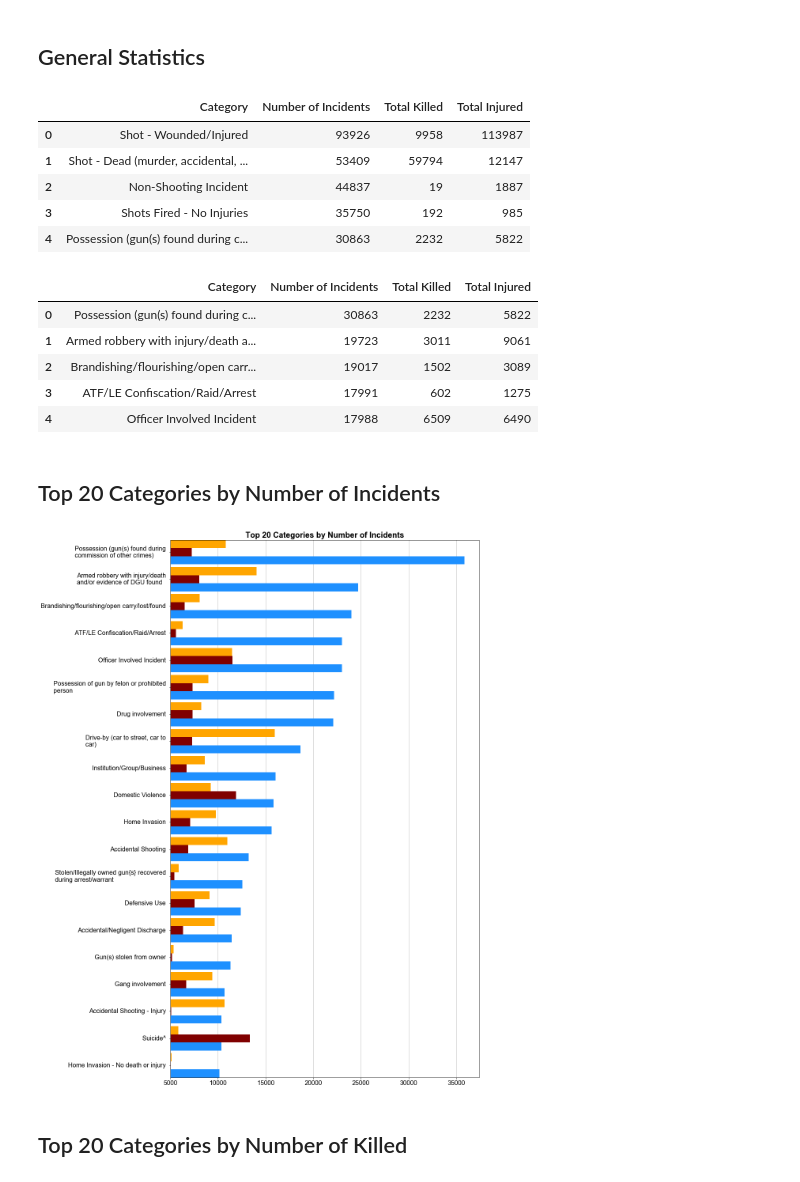
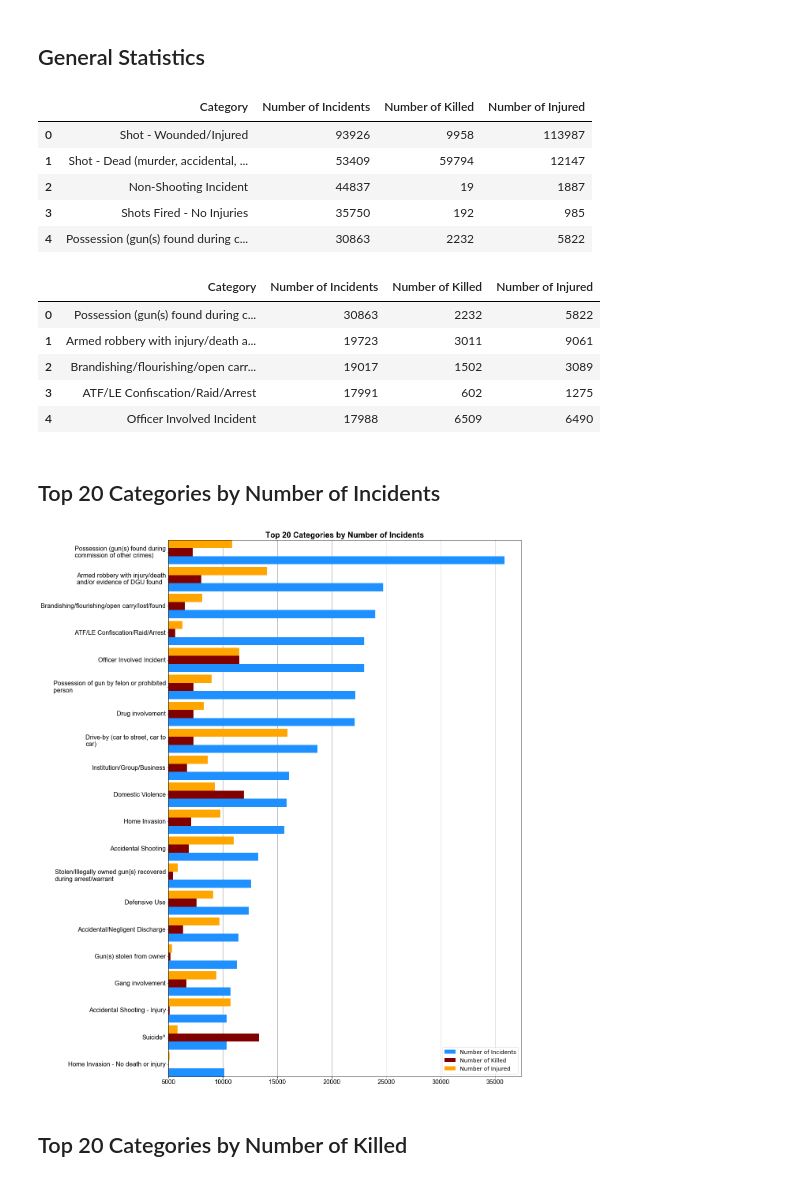
Before and after one commit to Demarsch/gun-violence, a Jupyter notebook: Code/Incident Categories.ipynb, the cells around one changed output. Cells and saved outputs as stored; diff of their text form; code cells hidden in the pictures.

Commit message:
Reworked .gitignore, now the folders exist but their content is ignored. Finished first version of category-related analysis

```diff
--- a/Code/Incident Categories.ipynb
+++ b/Code/Incident Categories.ipynb
@@ -91,24 +91,20 @@ There are 109 unique categories
 category_related_data = {
     'Category': [],
     'Number of Incidents': [],
-    'Total Killed': [],
-    'Total Injured': []
+    'Number of Killed': [],
+    'Number of Injured': []
 }
 for category in distinct_categories:
     category_related_data['Category'].append(category)
     filter_series = split_inc_info_data['Incident Info'].apply(lambda x: category in x)
-    category_related_incidents = split_inc_info_data.loc[filter_series,:]
+    category_related_incidents = split_inc_info_data.loc[filter_series]
     category_related_data['Number of Incidents'].append(len(category_related_incidents.index))
-    category_related_data['Total Killed'].append(category_related_incidents['Number of Killed'].sum())
-    category_related_data['Total Injured'].append(category_related_incidents['Number of Injured'].sum())
+    category_related_data['Number of Killed'].append(category_related_incidents['Number of Killed'].sum())
+    category_related_data['Number of Injured'].append(category_related_incidents['Number of Injured'].sum())
 cat_data = pd.DataFrame(category_related_data).sort_values('Number of Incidents', ascending=False).reset_index(drop=True)
-# There is a long category 'Under the influence of alcohol or drugs (only applies to the subject/suspect/perpetrator )'
-# Lets shorten it a bit so it will look nicer on the chart
-cat_data.loc[cat_data['Category'] == 'Under the influence of alcohol or drugs (only applies to the subject/suspect/perpetrator )', 'Category'] = 'Under the influence of alcohol or drugs'
-cat_data.loc[cat_data['Category']]
 cat_data.head()
 # %% [output]
-|  | Category | Number of Incidents | Total Killed | Total Injured |
+|  | Category | Number of Incidents | Number of Killed | Number of Injured |
 | 0 | Shot - Wounded/Injured | 93926 | 9958 | 113987 |
 | 1 | Shot - Dead (murder, accidental, ... | 53409 | 59794 | 12147 |
 | 2 | Non-Shooting Incident | 44837 | 19 | 1887 |
@@ -119,7 +115,7 @@ cat_data.head()
 non_gen_cat_data = cat_data.iloc[4:].reset_index(drop=True)
 non_gen_cat_data.head()
 # %% [output]
-|  | Category | Number of Incidents | Total Killed | Total Injured |
+|  | Category | Number of Incidents | Number of Killed | Number of Injured |
 | 0 | Possession (gun(s) found during c... | 30863 | 2232 | 5822 |
 | 1 | Armed robbery with injury/death a... | 19723 | 3011 | 9061 |
 | 2 | Brandishing/flourishing/open carr... | 19017 | 1502 | 3089 |
@@ -131,7 +127,7 @@ def multiliner(long_str):
     line = ''
     words = long_str.split()
     for word in words:
-        line = f'{line}{word} '
+        line = f'{line} {word}' if line else f'{line}{word}'
         if len(line) > 30:
             lines.append(line)
             line = ''
@@ -143,20 +139,22 @@ def multiliner(long_str):
 # %%
 top_n_inc_data = non_gen_cat_data.head(20).iloc[::-1].reset_index(drop=True)
 bar_width = 0.3
-fig,ax = plt.subplots(figsize=(14,25))
+fig,ax = plt.subplots(figsize=(16,25))
 n_inc = ax.barh(top_n_inc_data.index, top_n_inc_data['Number of Incidents'], bar_width, color='dodgerblue')
-n_kil = ax.barh(top_n_inc_data.index + bar_width, top_n_inc_data['Total Killed'], bar_width, color='maroon')
-n_inj = ax.barh(top_n_inc_data.index + 2 * bar_width, top_n_inc_data['Total Injured'], bar_width, color='orange')
+n_kil = ax.barh(top_n_inc_data.index + bar_width, top_n_inc_data['Number of Killed'], bar_width, color='maroon')
+n_inj = ax.barh(top_n_inc_data.index + 2 * bar_width, top_n_inc_data['Number of Injured'], bar_width, color='orange')
 ax.set_title('Top 20 Categories by Number of Incidents', fontdict=chart_config.title_font)
 ax.set_yticks(top_n_inc_data.index + bar_width)
 ax.set_yticklabels(top_n_inc_data['Category'].apply(multiliner),fontdict=chart_config.axis_font, wrap=True, ma='left',va='center')
 ax.set_xticklabels([5000 * i for i in range(1,8)], fontdict=chart_config.axis_font)
 ax.set_ylim(-0.15, 19.75)
 ax.grid(True, axis='x')
 ax.set_axisbelow(True)
+ax.legend([n_inc, n_kil, n_inj],['Number of Incidents', 'Number of Killed', 'Number of Injured'], fontsize=14)
+fig.savefig('../Output/Top 20 Categories by Number of Incidents.png', dpi=fig.dpi, bbox_inches='tight')
 plt.show()
 # %% [output]
-[figure, old version]
+[figure, new version]
 # %% [markdown]
 ## Top 20 Categories by Number of Killed
 # %%
```
Also changed, not shown: parts of 8 cells of this notebook, 6 other files.
